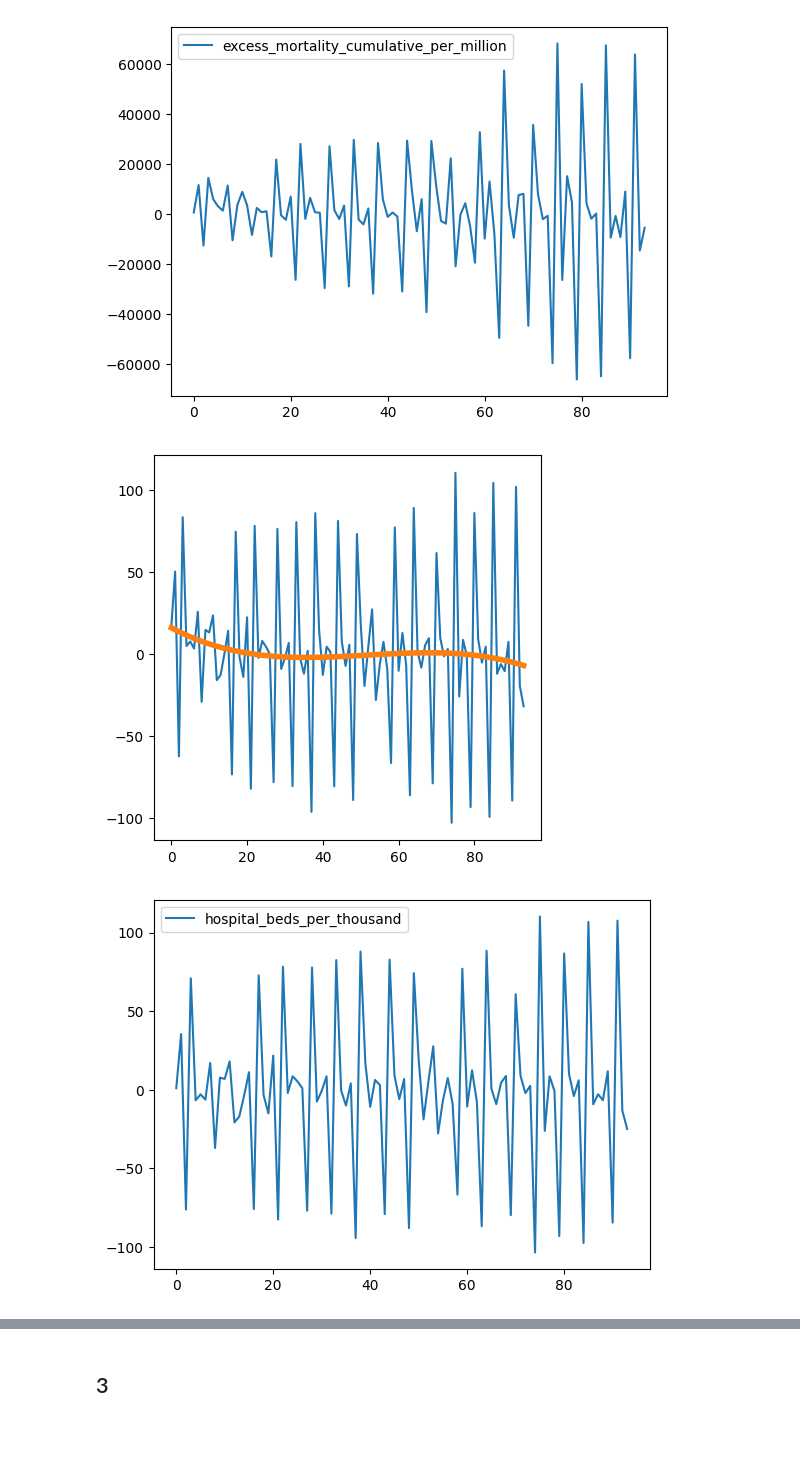
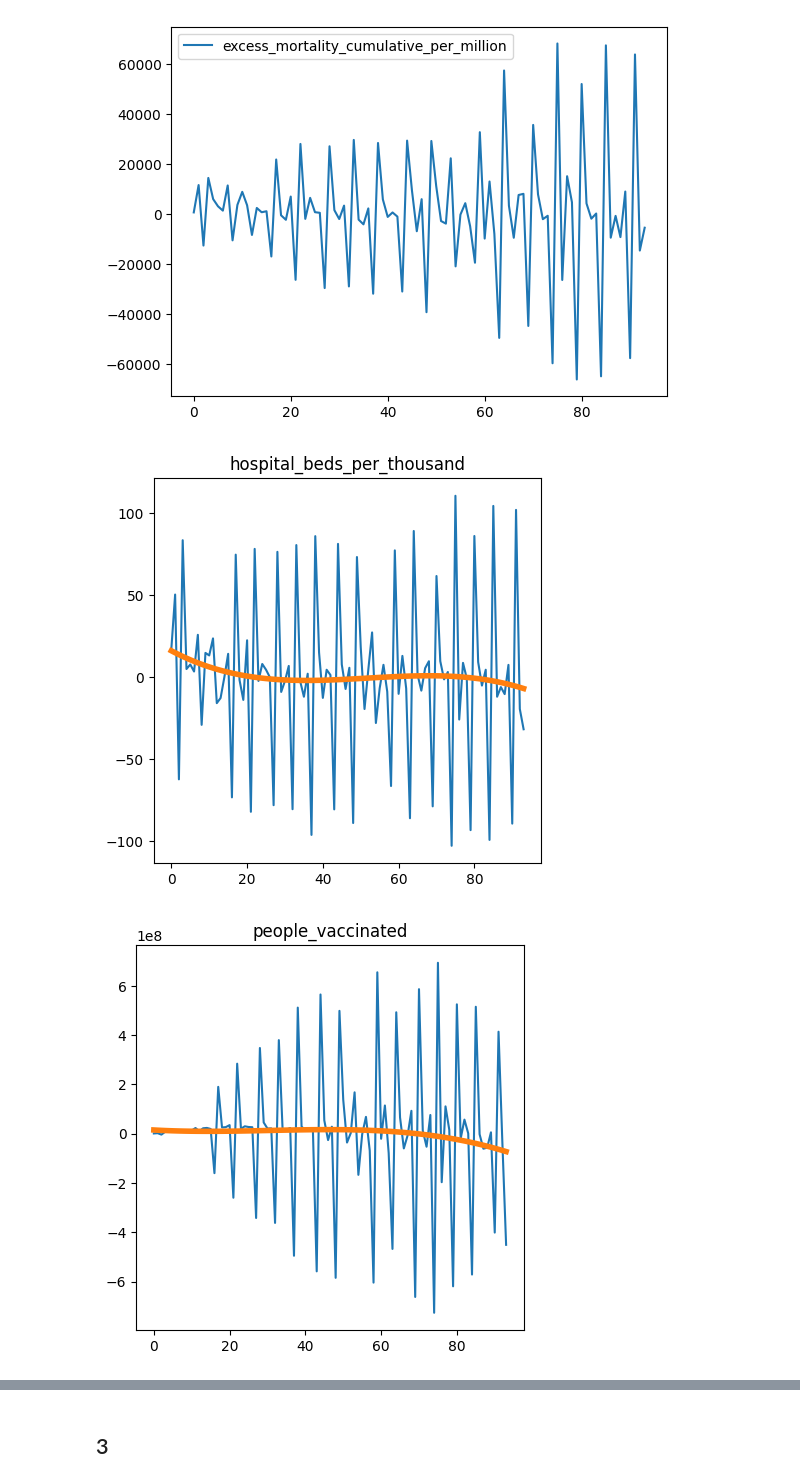
Before and after one commit to D3lph1/methods-and-models-for-multivariate-data-analysis, a Jupyter notebook: Lab 4/lab_4_notebook.ipynb, the cells around one changed output, grey strips where cells are left out. Drawn from its saved outputs; the diff is of its cells as text; code cells hidden in the pictures; blank space fills up the shorter version.

Commit message:
Simplify trend output

```diff
--- a/Lab 4/lab_4_notebook.ipynb
+++ b/Lab 4/lab_4_notebook.ipynb
@@ -162,14 +162,15 @@ def trendline(data, order=9):
 # %%
 trendless_data = pd.DataFrame()
 
 for var in all_vars:
     trend = trendline(diff_df[var], 3)
     plt.figure(figsize=(5, 5))
+    plt.title(var)
     plt.plot(diff_df[var])
     plt.plot(trend, linewidth=4)
     plt.show()
     trendless_data[var] = diff_df[var] - trend
-    trendless_data.plot(y=var)
+    #trendless_data.plot(y=var)
 # %% [output]
-[figure, old version]
+[figure, new version]
-[figure, old version]
+[figure, new version]
```
Also changed, not shown: parts of 1 cell of this notebook.
